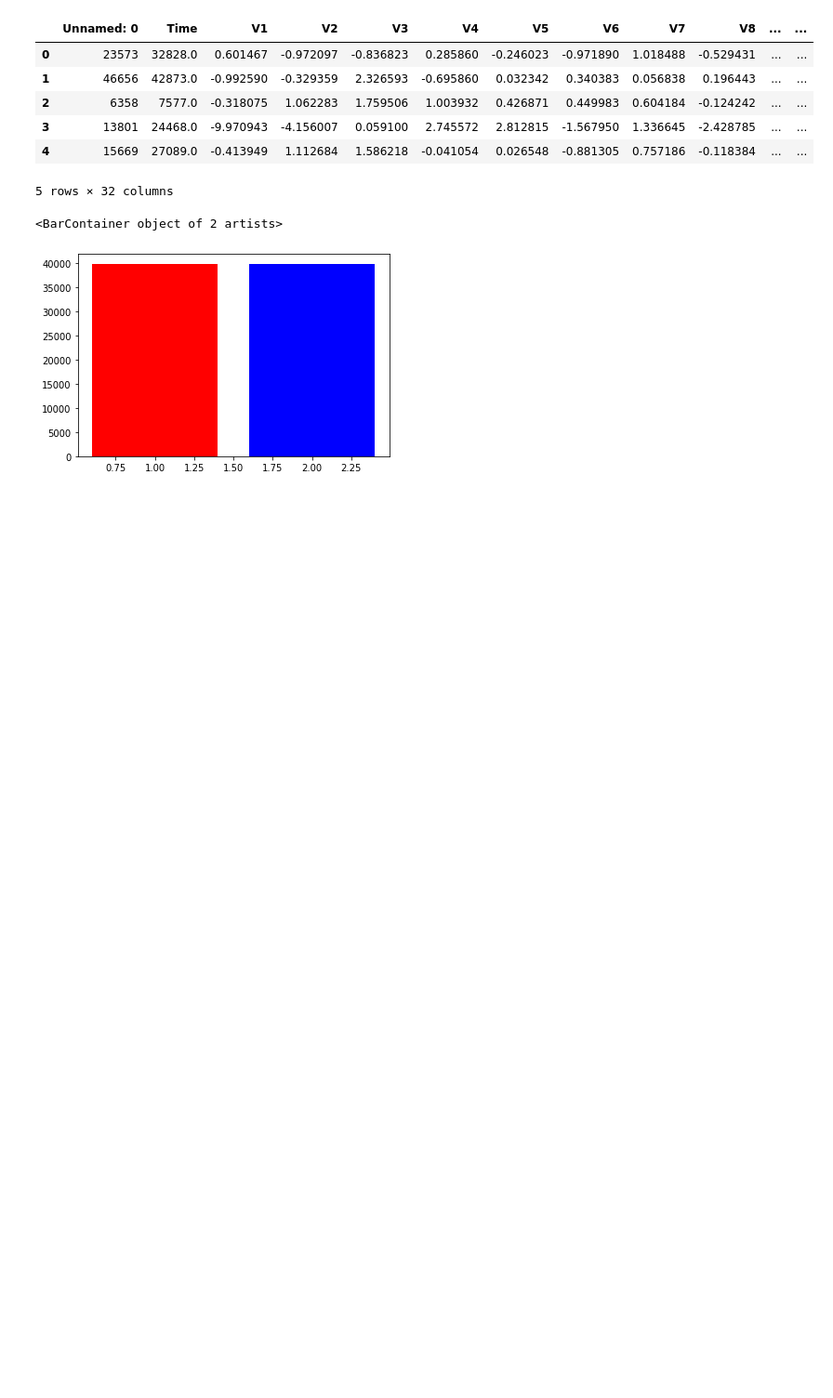
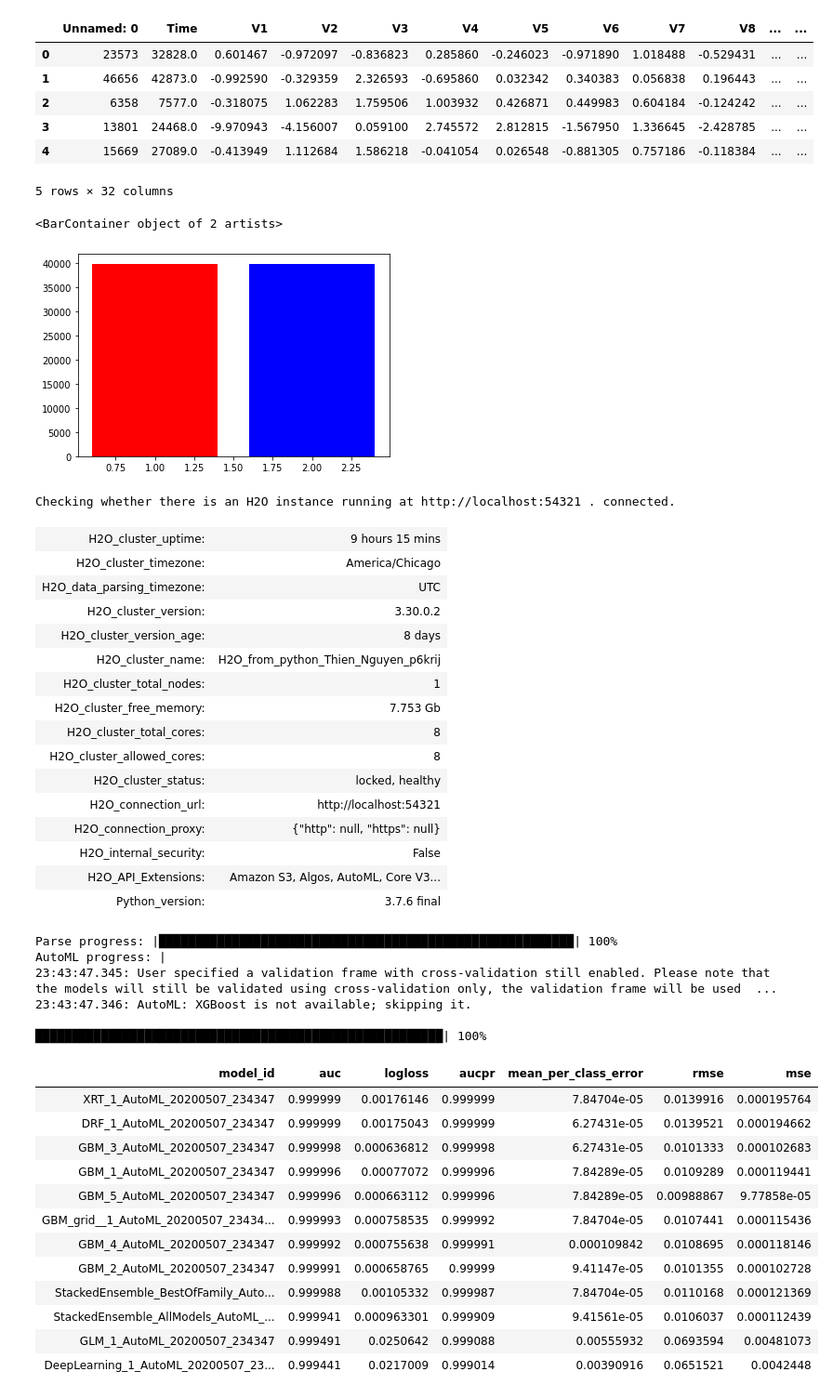
Before and after one commit to tthien92/Fraud_data_autoML, a Jupyter notebook: Fraud Detection with AutoML.ipynb, the cells around one changed output. Shown at 93% size. Saved outputs shown, nothing was run; the diff lists cells and outputs as text; code cells hidden in the pictures; blank space fills up the shorter version.

Commit message:
Initiated H2O AutoML and ran on test set
Accuracy and precision good, but recall is still not good enough

```diff
--- a/Fraud Detection with AutoML.ipynb
+++ b/Fraud Detection with AutoML.ipynb
@@ -161,0 +210,39 @@ plt.bar(x=[1,2], height = [fraud, no_fraud], color = ['red', 'blue'])
+# %%
+h2o_aml = run_h2o(os_train, 'Class', 10)
+# %% [output]
+Checking whether there is an H2O instance running at http://localhost:54321 . connected.
+| H2O_cluster_uptime: | 9 hours 15 mins |
+| H2O_cluster_timezone: | America/Chicago |
+| H2O_data_parsing_timezone: | UTC |
+| H2O_cluster_version: | 3.30.0.2 |
+| H2O_cluster_version_age: | 8 days |
+| H2O_cluster_name: | H2O_from_python_Thien_Nguyen_p6krij |
+| H2O_cluster_total_nodes: | 1 |
+| H2O_cluster_free_memory: | 7.753 Gb |
+| H2O_cluster_total_cores: | 8 |
+| H2O_cluster_allowed_cores: | 8 |
+| H2O_cluster_status: | locked, healthy |
+| H2O_connection_url: | http://localhost:54321 |
+| H2O_connection_proxy: | {"http": null, "https": null} |
+| H2O_internal_security: | False |
+| H2O_API_Extensions: | Amazon S3, Algos, AutoML, Core V3... |
+| Python_version: | 3.7.6 final |
+Parse progress: |█████████████████████████████████████████████████████████| 100%
+AutoML progress: |
+23:43:47.345: User specified a validation frame with cross-validation still enabled. Please note that the models will still be validated using cross-validation only, the validation frame will be used  ...
+23:43:47.346: AutoML: XGBoost is not available; skipping it.
+
+████████████████████████████████████████████████████████| 100%
+| model_id | auc | logloss | aucpr | mean_per_class_error | rmse | mse |
+| XRT_1_AutoML_20200507_234347 | 0.999999 | 0.00176146 | 0.999999 | 7.84704e-05 | 0.0139916 | 0.000195764 |
+| DRF_1_AutoML_20200507_234347 | 0.999999 | 0.00175043 | 0.999999 | 6.27431e-05 | 0.0139521 | 0.000194662 |
+| GBM_3_AutoML_20200507_234347 | 0.999998 | 0.000636812 | 0.999998 | 6.27431e-05 | 0.0101333 | 0.000102683 |
+| GBM_1_AutoML_20200507_234347 | 0.999996 | 0.00077072 | 0.999996 | 7.84289e-05 | 0.0109289 | 0.000119441 |
+| GBM_5_AutoML_20200507_234347 | 0.999996 | 0.000663112 | 0.999996 | 7.84289e-05 | 0.00988867 | 9.77858e-05 |
+| GBM_grid__1_AutoML_20200507_23434... | 0.999993 | 0.000758535 | 0.999992 | 7.84704e-05 | 0.0107441 | 0.000115436 |
+| GBM_4_AutoML_20200507_234347 | 0.999992 | 0.000755638 | 0.999991 | 0.000109842 | 0.0108695 | 0.000118146 |
+| GBM_2_AutoML_20200507_234347 | 0.999991 | 0.000658765 | 0.99999 | 9.41147e-05 | 0.0101355 | 0.000102728 |
+| StackedEnsemble_BestOfFamily_Auto... | 0.999988 | 0.00105332 | 0.999987 | 7.84704e-05 | 0.0110168 | 0.000121369 |
+| StackedEnsemble_AllModels_AutoML_... | 0.999941 | 0.000963301 | 0.999909 | 9.41561e-05 | 0.0106037 | 0.000112439 |
+| GLM_1_AutoML_20200507_234347 | 0.999491 | 0.0250642 | 0.999088 | 0.00555932 | 0.0693594 | 0.00481073 |
+| DeepLearning_1_AutoML_20200507_23... | 0.999441 | 0.0217009 | 0.999014 | 0.00390916 | 0.0651521 | 0.0042448 |
```
Also changed, not shown: parts of 4 cells of this notebook.
